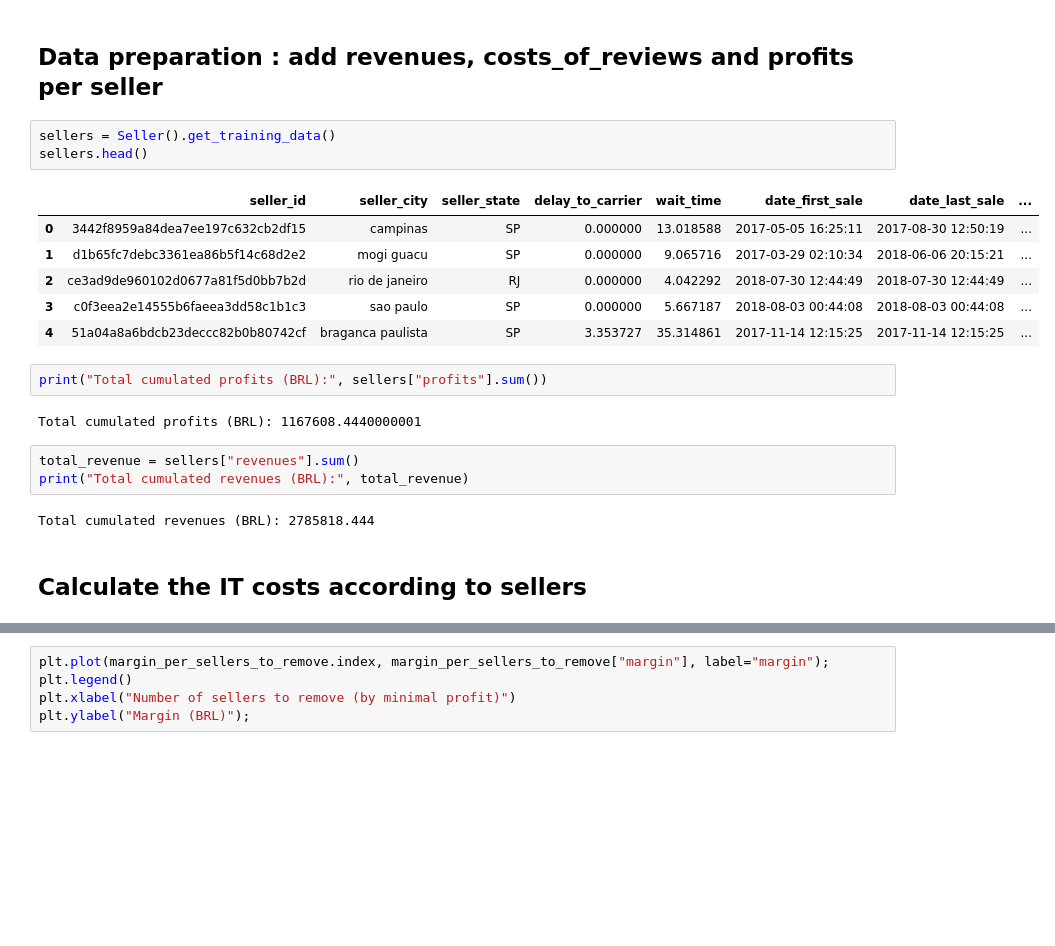
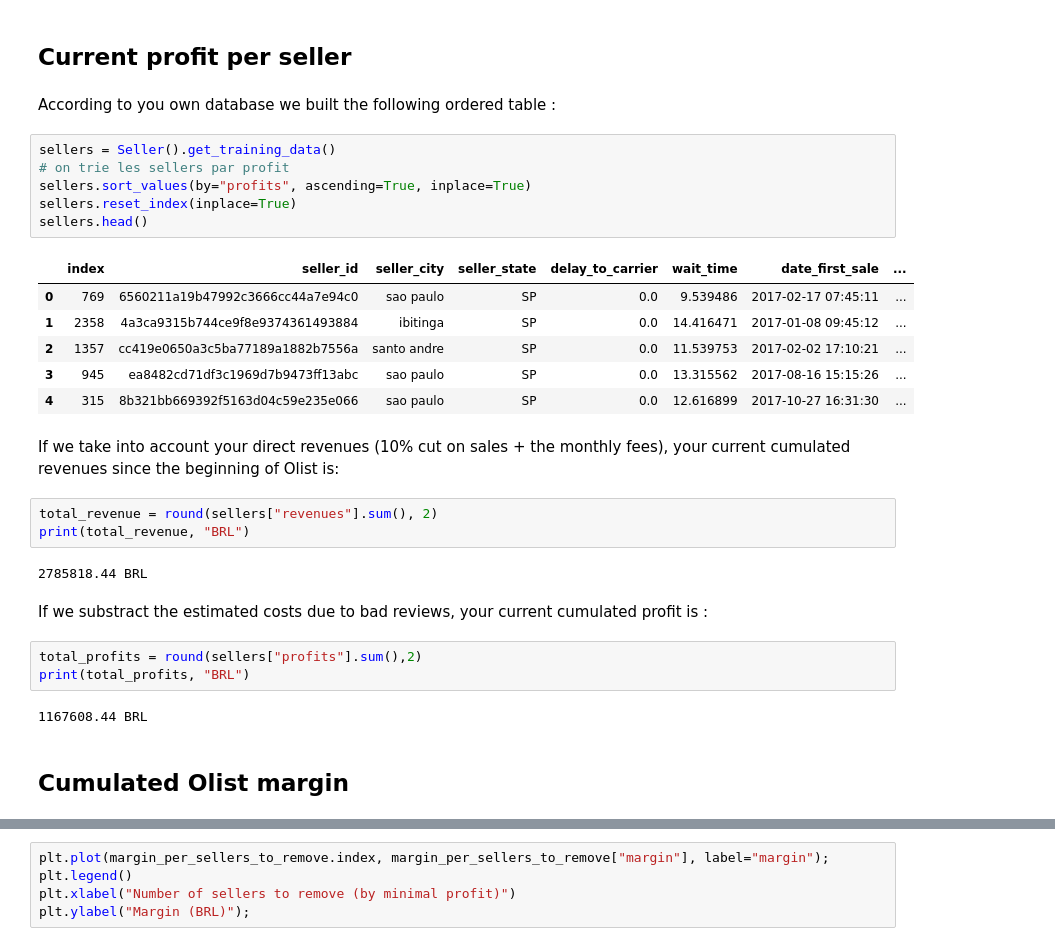
Before and after one commit to elisearnal/data-recap_ceo_request, a Jupyter notebook: EA _CEO_request.ipynb, the cells around one changed output, grey strips where cells are left out. Saved outputs shown, nothing was run; the diff lists cells and outputs as text; blank space fills up the shorter version.

```diff
--- a/EA _CEO_request.ipynb
+++ b/EA _CEO_request.ipynb
@@ -17,26 +17,36 @@ from olist.seller import Seller
 # %% [markdown]
-## Data preparation : add revenues, costs_of_reviews and profits per seller
+## Current profit per seller
+# %% [markdown]
+According to you own database we built the following ordered table :
 # %%
 sellers = Seller().get_training_data()
+# on trie les sellers par profit
+sellers.sort_values(by="profits", ascending=True, inplace=True)
+sellers.reset_index(inplace=True)
 sellers.head()
 # %% [output]
-|  | seller_id | seller_city | seller_state | delay_to_carrier | wait_time | date_first_sale | date_last_sale | ... |
-| 0 | 3442f8959a84dea7ee197c632cb2df15 | campinas | SP | 0.000000 | 13.018588 | 2017-05-05 16:25:11 | 2017-08-30 12:50:19 | ... |
-| 1 | d1b65fc7debc3361ea86b5f14c68d2e2 | mogi guacu | SP | 0.000000 | 9.065716 | 2017-03-29 02:10:34 | 2018-06-06 20:15:21 | ... |
-| 2 | ce3ad9de960102d0677a81f5d0bb7b2d | rio de janeiro | RJ | 0.000000 | 4.042292 | 2018-07-30 12:44:49 | 2018-07-30 12:44:49 | ... |
-| 3 | c0f3eea2e14555b6faeea3dd58c1b1c3 | sao paulo | SP | 0.000000 | 5.667187 | 2018-08-03 00:44:08 | 2018-08-03 00:44:08 | ... |
-| 4 | 51a04a8a6bdcb23deccc82b0b80742cf | braganca paulista | SP | 3.353727 | 35.314861 | 2017-11-14 12:15:25 | 2017-11-14 12:15:25 | ... |
+|  | index | seller_id | seller_city | seller_state | delay_to_carrier | wait_time | date_first_sale | ... |
+| 0 | 769 | 6560211a19b47992c3666cc44a7e94c0 | sao paulo | SP | 0.0 | 9.539486 | 2017-02-17 07:45:11 | ... |
+| 1 | 2358 | 4a3ca9315b744ce9f8e9374361493884 | ibitinga | SP | 0.0 | 14.416471 | 2017-01-08 09:45:12 | ... |
+| 2 | 1357 | cc419e0650a3c5ba77189a1882b7556a | santo andre | SP | 0.0 | 11.539753 | 2017-02-02 17:10:21 | ... |
+| 3 | 945 | ea8482cd71df3c1969d7b9473ff13abc | sao paulo | SP | 0.0 | 13.315562 | 2017-08-16 15:15:26 | ... |
+| 4 | 315 | 8b321bb669392f5163d04c59e235e066 | sao paulo | SP | 0.0 | 12.616899 | 2017-10-27 16:31:30 | ... |
+# %% [markdown]
+If we take into account your direct revenues (10% cut on sales + the monthly fees), your current cumulated revenues since the beginning of Olist is:
 # %%
-print("Total cumulated profits (BRL):", sellers["profits"].sum())
+total_revenue = round(sellers["revenues"].sum(), 2)
+print(total_revenue, "BRL")
 # %% [output]
-Total cumulated profits (BRL): 1167608.4440000001
+2785818.44 BRL
+# %% [markdown]
+If we substract the estimated costs due to bad reviews, your current cumulated profit is :
 # %%
-total_revenue = sellers["revenues"].sum()
-print("Total cumulated revenues (BRL):", total_revenue)
+total_profits = round(sellers["profits"].sum(),2)
+print(total_profits, "BRL")
 # %% [output]
-Total cumulated revenues (BRL): 2785818.444
+1167608.44 BRL
 # %% [markdown]
-## Calculate the IT costs according to sellers
+## Cumulated Olist margin
 # %%
 def IT_costs(df):
     alpha = 3157.27
```
Also changed, not shown: parts of 47 cells of this notebook.
